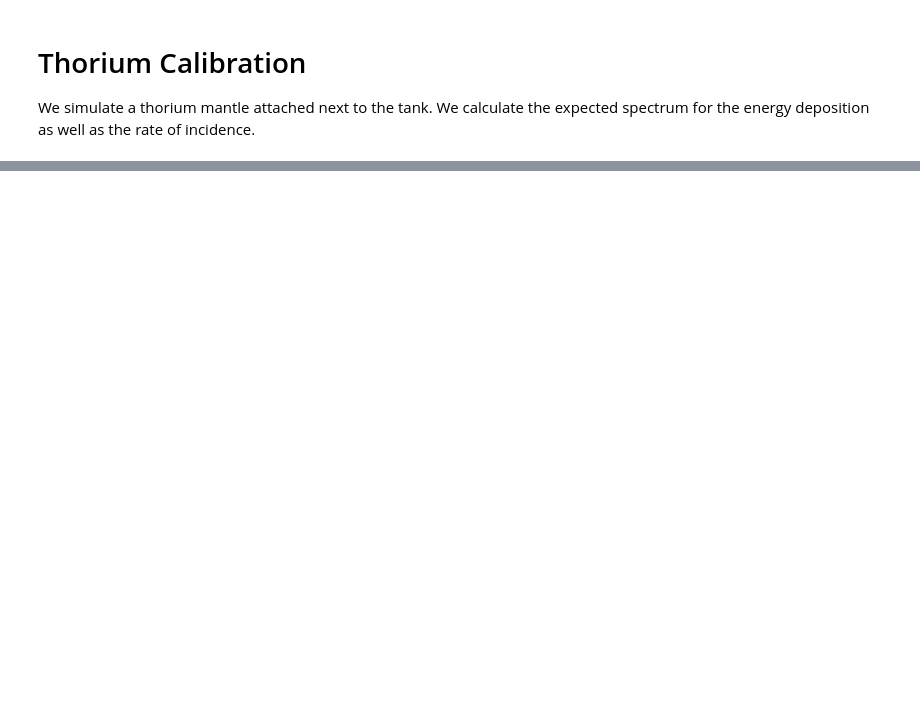
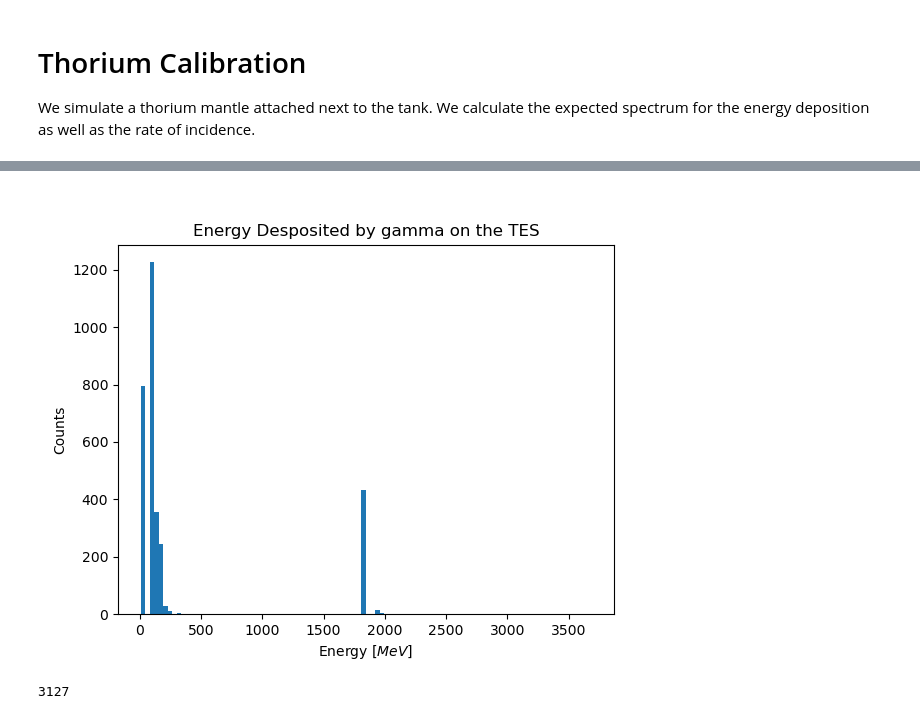
Before and after one commit to nyuad-astroparticle/tes-geant, a Jupyter notebook: analysis/thorium-calibration.ipynb, the cells around one changed output, grey strips where cells are left out. Drawn from its saved outputs; the diff is of its cells as text; code cells hidden in the pictures; blank space fills up the shorter version.

```diff
--- a/analysis/thorium-calibration.ipynb
+++ b/analysis/thorium-calibration.ipynb
@@ -100,0 +164,17 @@ ax.legend(frameon=False)
+# %%
+gamma = energy[energy['Particle'] == 'gamma']
+gamma = gamma[gamma['EnergyDeposited'] > 0]
+gamma = gamma['EnergyDeposited'] * 10**6
+plt.clf()
+plt.hist(gamma, bins = 100)
+plt.title('Energy Desposited by gamma on the TES')
+plt.xlabel('Energy [$MeV$]')
+plt.ylabel('Counts')
+# plt.xlim(0,100000)
+plt.show()
+# %% [output]
+[figure, added]
+# %%
+len(gamma)
+# %% [output]
+3127
```
Also changed, not shown: parts of 10 cells of this notebook.
